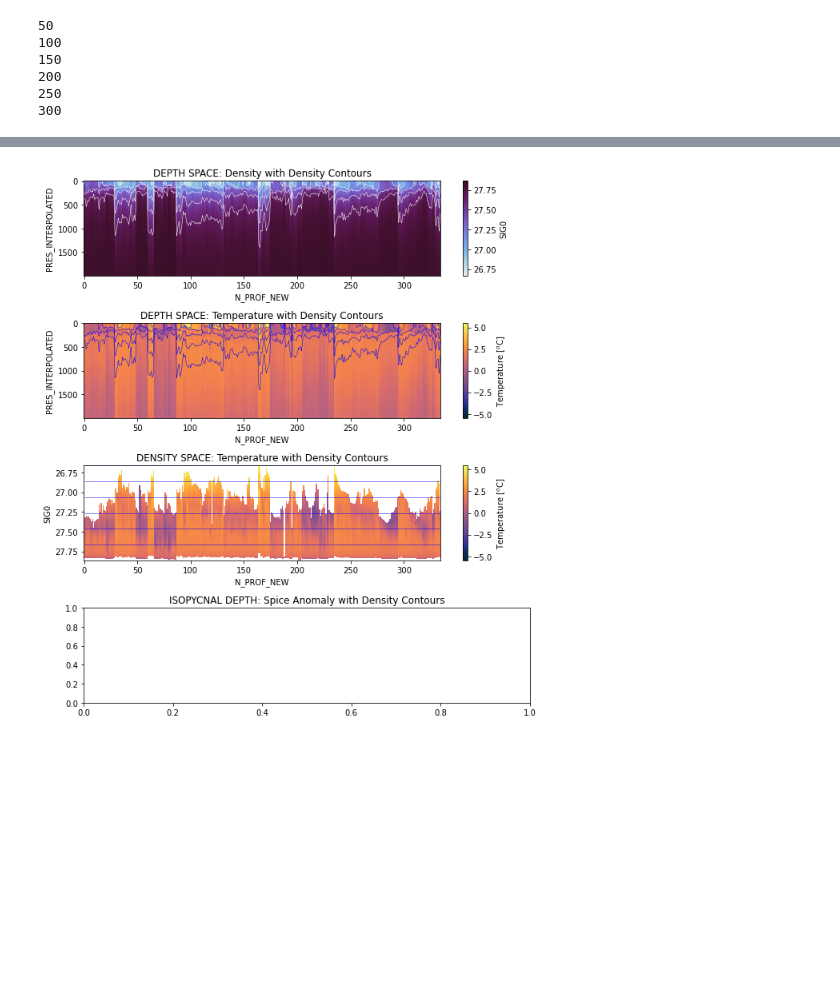
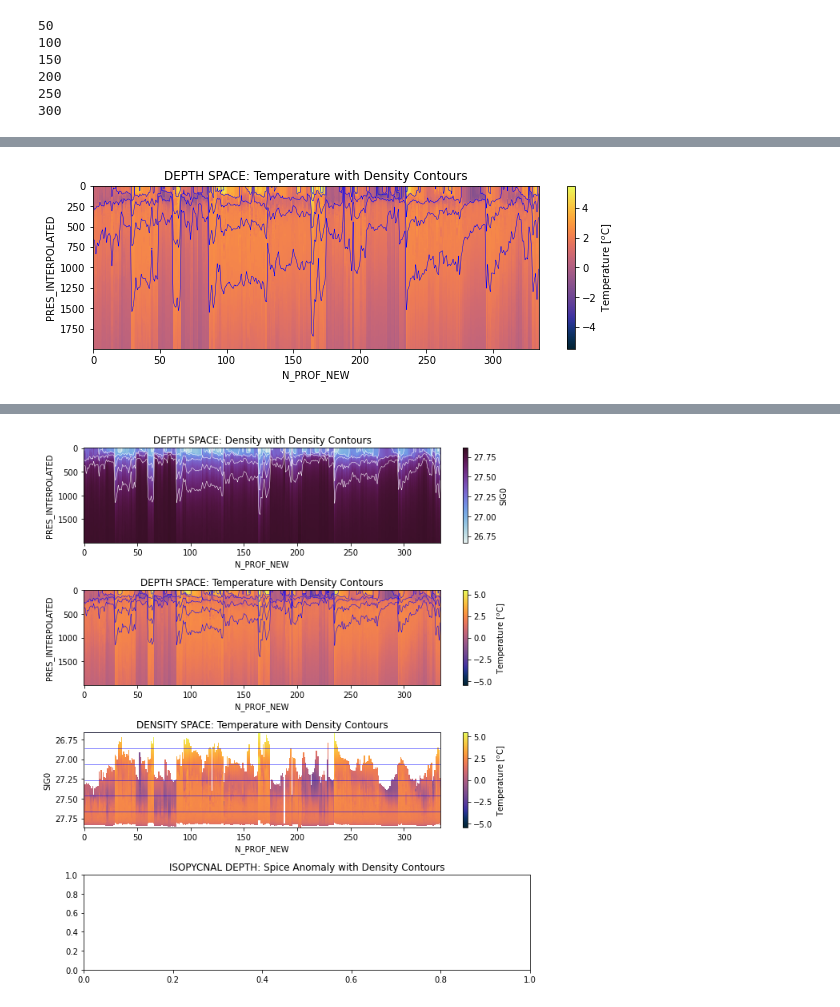
Before and after one commit to ocean-transport/argo-intern, a Jupyter notebook: argo_density_space.ipynb, the cells around one changed output, grey strips where cells are left out. Cells and saved outputs as stored; diff of their text form; code cells hidden in the pictures; blank space fills up the shorter version.

```diff
--- a/argo_density_space.ipynb
+++ b/argo_density_space.ipynb
@@ -48,0 +116,12 @@ s_rho = df.interpolate2density(s, rho_grid)
+# %%
+plt.figure(figsize=(10,3))
+s.CT.plot(y='PRES_INTERPOLATED',x='N_PROF_NEW',
+           cmap=cmo.thermal, rasterized=True, cbar_kwargs={'label': 'Temperature [$^o$C]'})
+s.SIG0.plot.contour(y='PRES_INTERPOLATED',x='N_PROF_NEW',levels=[26.5,26.75,27,27.25,27.5,27.75,28],
+                     colors='b', linewidths=0.5)
+plt.gca().invert_yaxis()
+plt.ylabel('PRES_INTERPOLATED')
+plt.xlabel('N_PROF_NEW')
+plt.title('DEPTH SPACE: Temperature with Density Contours');
+# %% [output]
+[figure, added]
```
Also changed, not shown: parts of 11 cells of this notebook, 1 other file.
